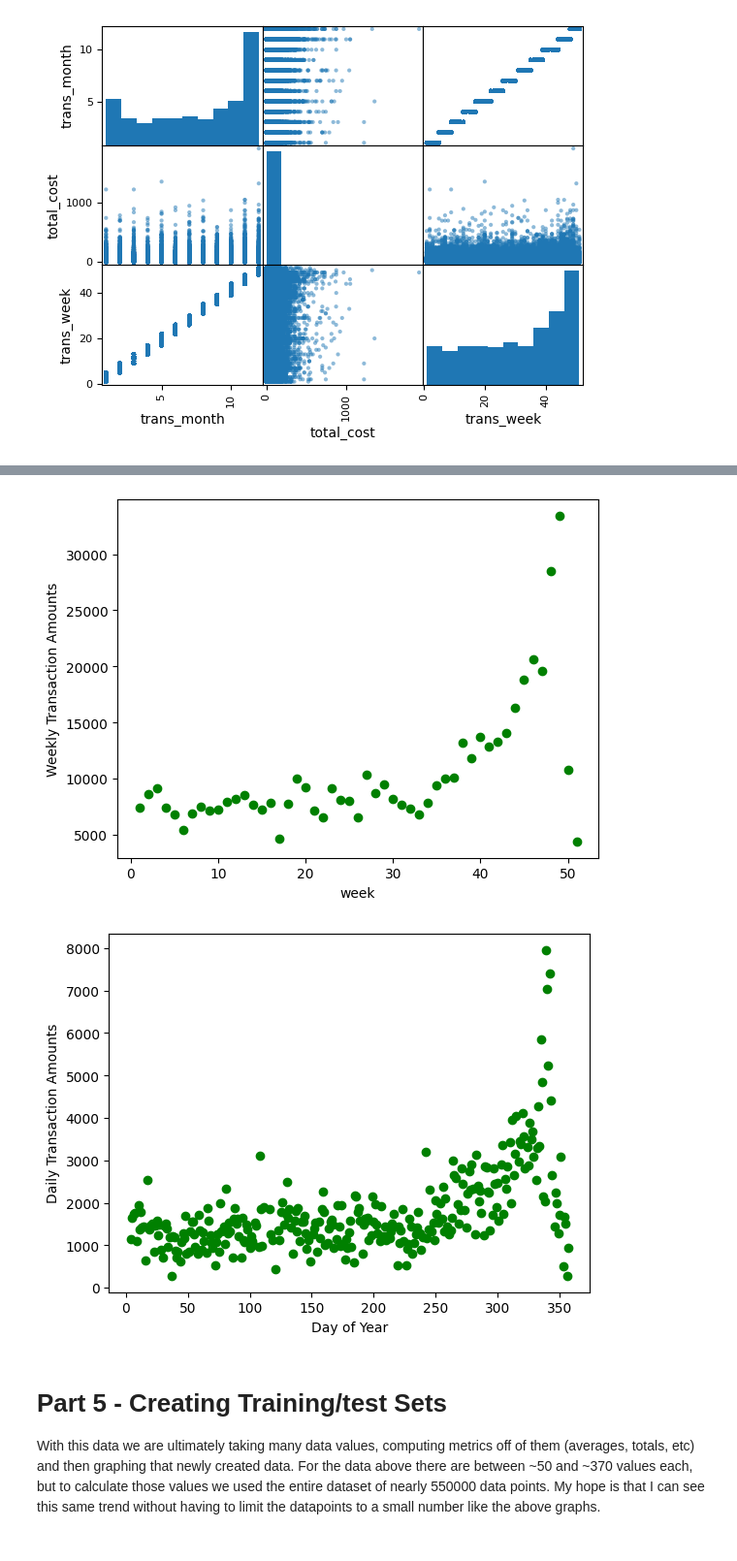
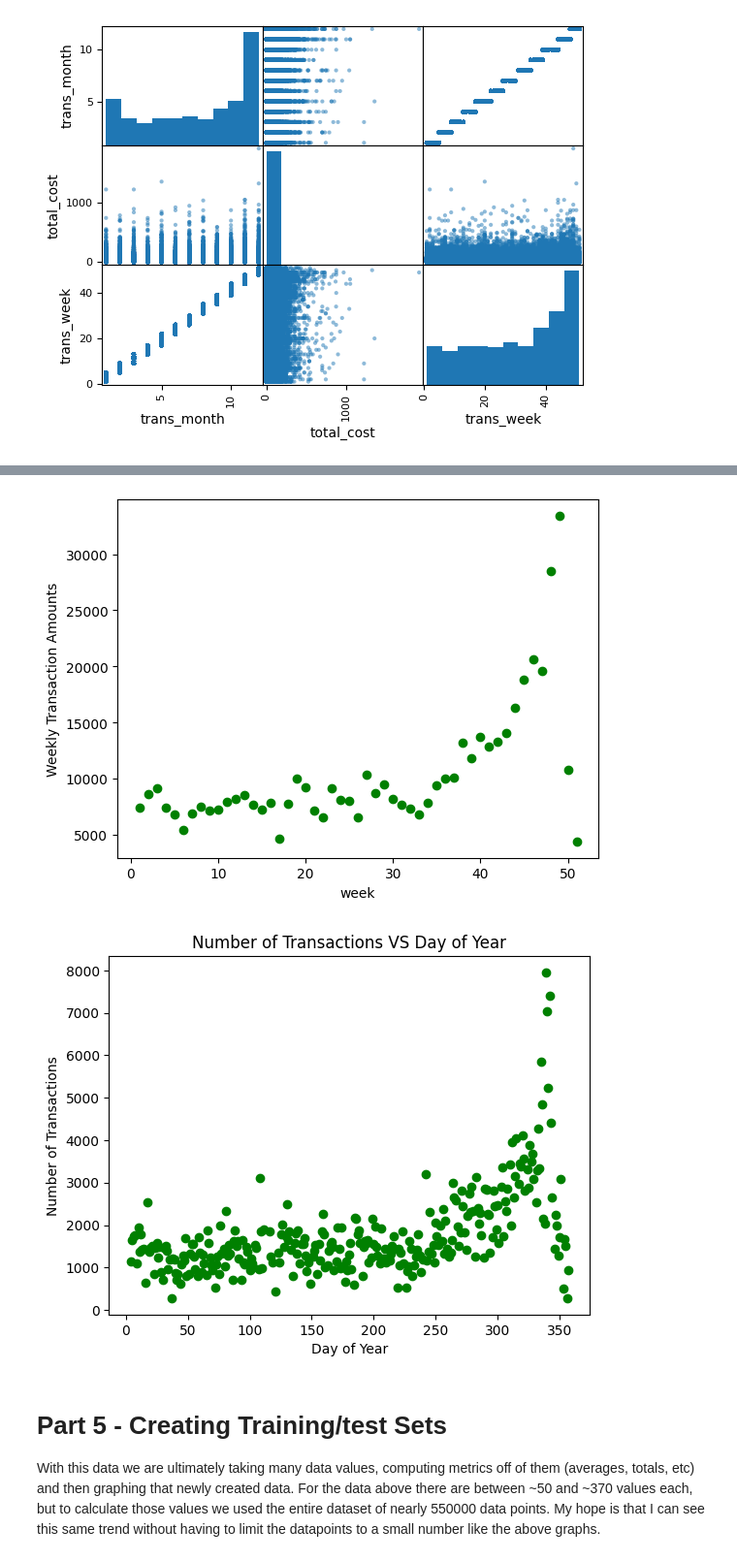
Before and after one commit to 44-566-Machine-Learning-S24/ml-s24-project-Pchristy03, a Jupyter notebook: initial_exploration.ipynb, the cells around one changed output, grey strips where cells are left out. Shown at 97% size. Cells and saved outputs as stored; diff of their text form; code cells hidden in the pictures.

```diff
--- a/initial_exploration.ipynb
+++ b/initial_exploration.ipynb
@@ -152,28 +159,29 @@ array([[<Axes: xlabel='trans_month', ylabel='trans_month'>,
 # %%
 import matplotlib.pyplot as plt
 import numpy as np
 
 plt.scatter(x=range(1,53), y=average_weekly_cost, marker="o", c="green")
 plt.xlabel('week')
 plt.ylabel('Average Weekly Spending')
 plt.show()
 plt.scatter(x=range(1,366), y=average_daily_cost, marker="o", c="green")
 plt.xlabel('Day of Year')
 plt.ylabel('Average Daily Spending')
 plt.show()
 plt.scatter(x=range(1,52), y=weekly_transactions, marker="o", c="green")
 plt.xlabel('week')
 plt.ylabel('Weekly Transaction Amounts')
 plt.show()
 plt.scatter(x=range(1,368), y=daily_transactions, marker="o", c="green")
 plt.xlabel('Day of Year')
-plt.ylabel('Daily Transaction Amounts')
+plt.ylabel('Number of Transactions')
+plt.title('Number of Transactions VS Day of Year')
 plt.show()
 # %% [output]
 [figure]
 [figure]
 [figure]
-[figure, old version]
+[figure, new version]
 # %% [markdown]
 # Part 5 - Creating Training/test Sets
 
```
Also changed, not shown: parts of 1 cell of this notebook, 4 other files.
